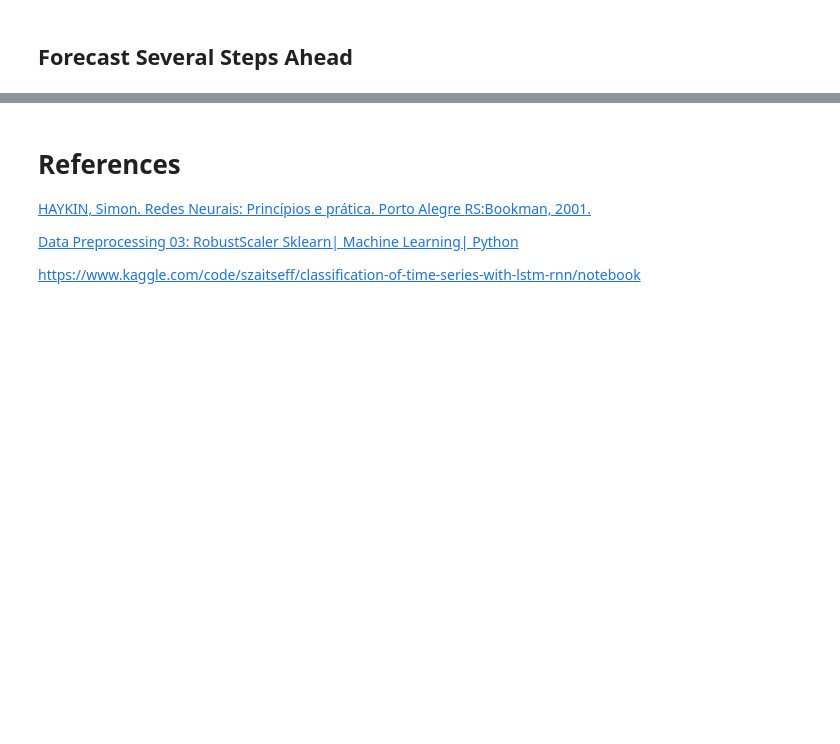
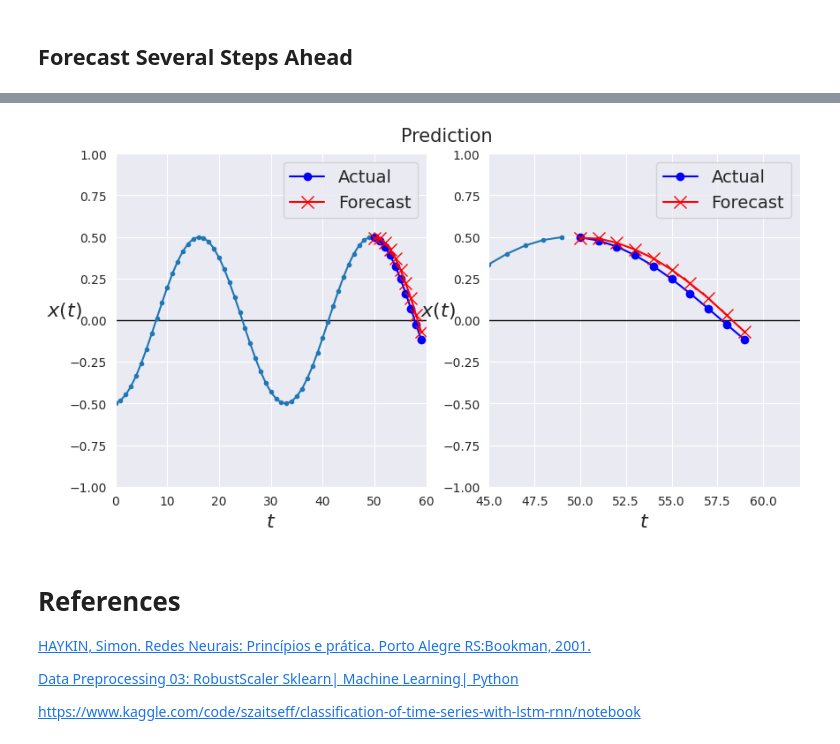
Before and after one commit to barauna-lo/Neurocomputing, a Jupyter notebook: Project_05_RNN.ipynb, the cells around one changed output, grey strips where cells are left out. Cells and saved outputs as stored; diff of their text form; code cells hidden in the pictures; blank space fills up the shorter version.

```diff
--- a/Project_05_RNN.ipynb
+++ b/Project_05_RNN.ipynb
@@ -584,3 +598,21 @@ plt.show()
+# %%
+
+plt.figure(figsize=(10,5),dpi=100)
+plt.subplot(1,2,1)
+plot_multiple_forecasts(X_new, Y_new, Y_pred)
+
+plt.subplot(1,2,2)
+plot_multiple_forecasts(X_new, Y_new, Y_pred)
+plt.xlim(45,62)
+
+plt.suptitle('Prediction',  y=0.90, horizontalalignment='center', verticalalignment='bottom', fontsize = 15)
+plt.savefig('P5_Predic_06_preMULTM2.png',bbox_inches='tight')
+plt.show()
+
+#plot_multiple_forecasts(X_new, Y_new, Y_pred)
+plt.show()
+# %% [output]
+[figure, added]
 # %% [markdown]
 # References
 
```
Also changed, not shown: parts of 8 cells of this notebook.
